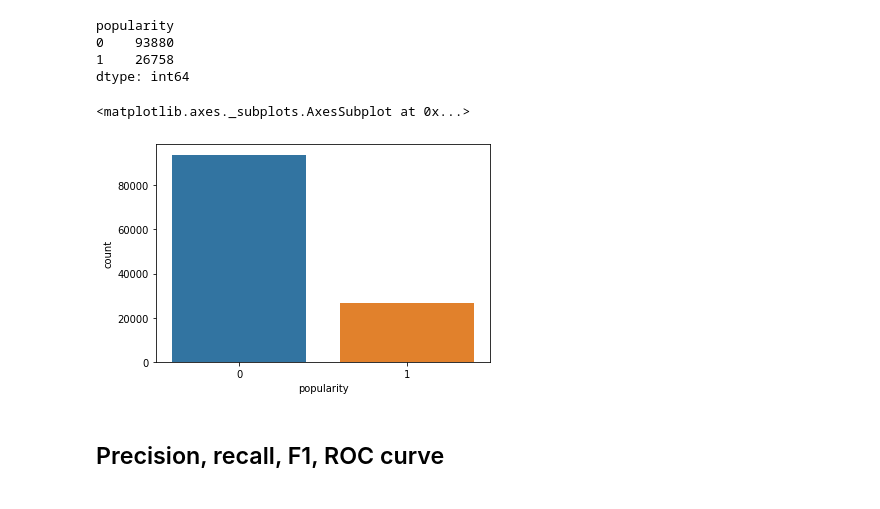
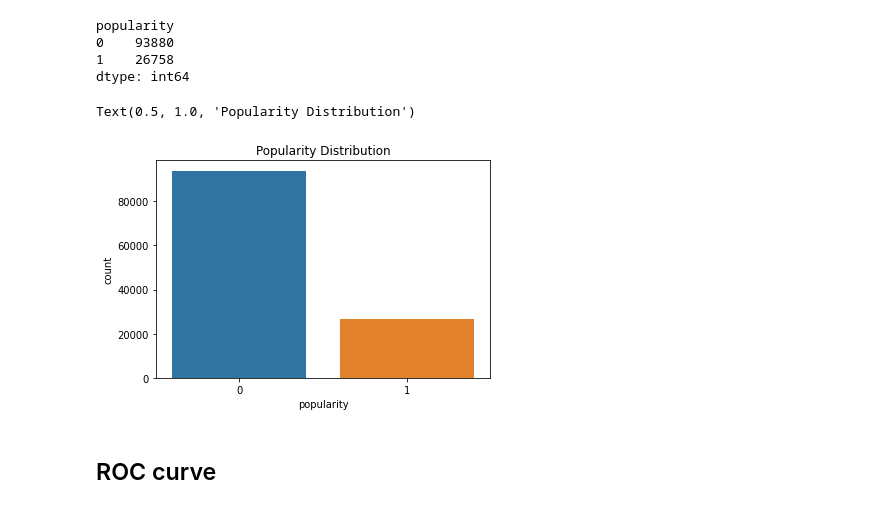
Before and after one commit to maing-rv/python_cw, a Jupyter notebook: python_cw.ipynb, the cells around one changed output. Cells and saved outputs as stored; diff of their text form; code cells hidden in the pictures.

```diff
--- a/python_cw.ipynb
+++ b/python_cw.ipynb
@@ -1213,12 +999,12 @@ popularity
 1    26758
 dtype: int64
 # %%
-sns.countplot(spotify_data.popularity)
+sns.countplot(spotify_data.popularity).set_title('Popularity Distribution')
 # %% [output]
-<matplotlib.axes._subplots.AxesSubplot at 0x...>
+Text(0.5, 1.0, 'Popularity Distribution')
-[figure, old version]
+[figure, new version]
 # %%
 #data.drop(data[data.popularity == 0].index, inplace=True)
 #data[data['year'] < 1930]
 # %% [markdown]
-## Precision, recall, F1, ROC curve
+## ROC curve
```
Also changed, not shown: parts of 105 cells of this notebook.
